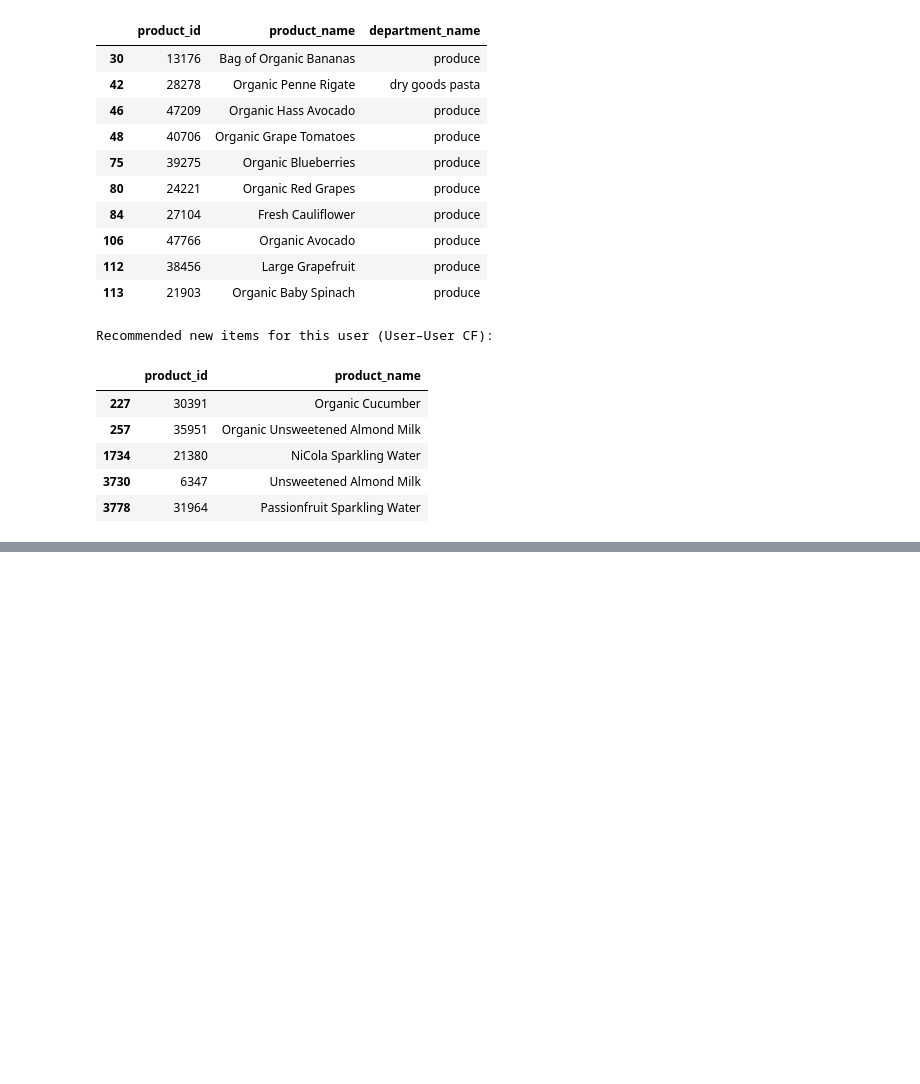
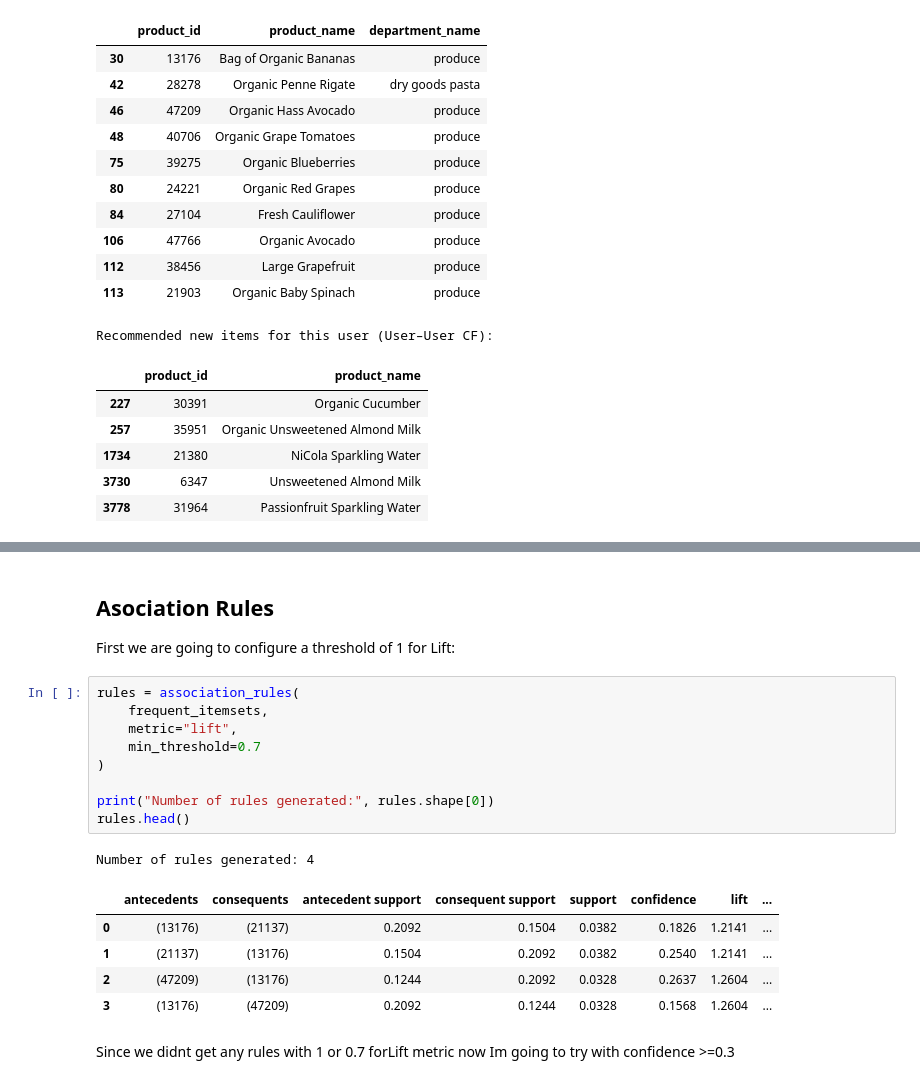
Before and after one commit to Blastronauta/CA2-Semester-2-ML-DV-integrated, a Jupyter notebook: MLBus_HDipData_CA2_KTamayo_Feb25.ipynb, the cells around one changed output, grey strips where cells are left out. Drawn from its saved outputs; the diff is of its cells as text; blank space fills up the shorter version.

```diff
--- a/MLBus_HDipData_CA2_KTamayo_Feb25.ipynb
+++ b/MLBus_HDipData_CA2_KTamayo_Feb25.ipynb
@@ -888,0 +1011,22 @@ Recommended new items for this user (User–User CF):
+# %% [markdown]
+Asociation Rules
+---
+First we are going to configure a threshold of 1 for Lift:
+# %%
+rules = association_rules(
+    frequent_itemsets,
+    metric="lift",
+    min_threshold=0.7
+)
+
+print("Number of rules generated:", rules.shape[0])
+rules.head()
+# %% [output]
+Number of rules generated: 4
+|  | antecedents | consequents | antecedent support | consequent support | support | confidence | lift | ... |
+| 0 | (13176) | (21137) | 0.2092 | 0.1504 | 0.0382 | 0.1826 | 1.2141 | ... |
+| 1 | (21137) | (13176) | 0.1504 | 0.2092 | 0.0382 | 0.2540 | 1.2141 | ... |
+| 2 | (47209) | (13176) | 0.1244 | 0.2092 | 0.0328 | 0.2637 | 1.2604 | ... |
+| 3 | (13176) | (47209) | 0.2092 | 0.1244 | 0.0328 | 0.1568 | 1.2604 | ... |
+# %% [markdown]
+Since we didnt get any rules with 1 or 0.7 forLift metric now Im going to try with confidence >=0.3
```
Also changed, not shown: parts of 20 cells of this notebook.
